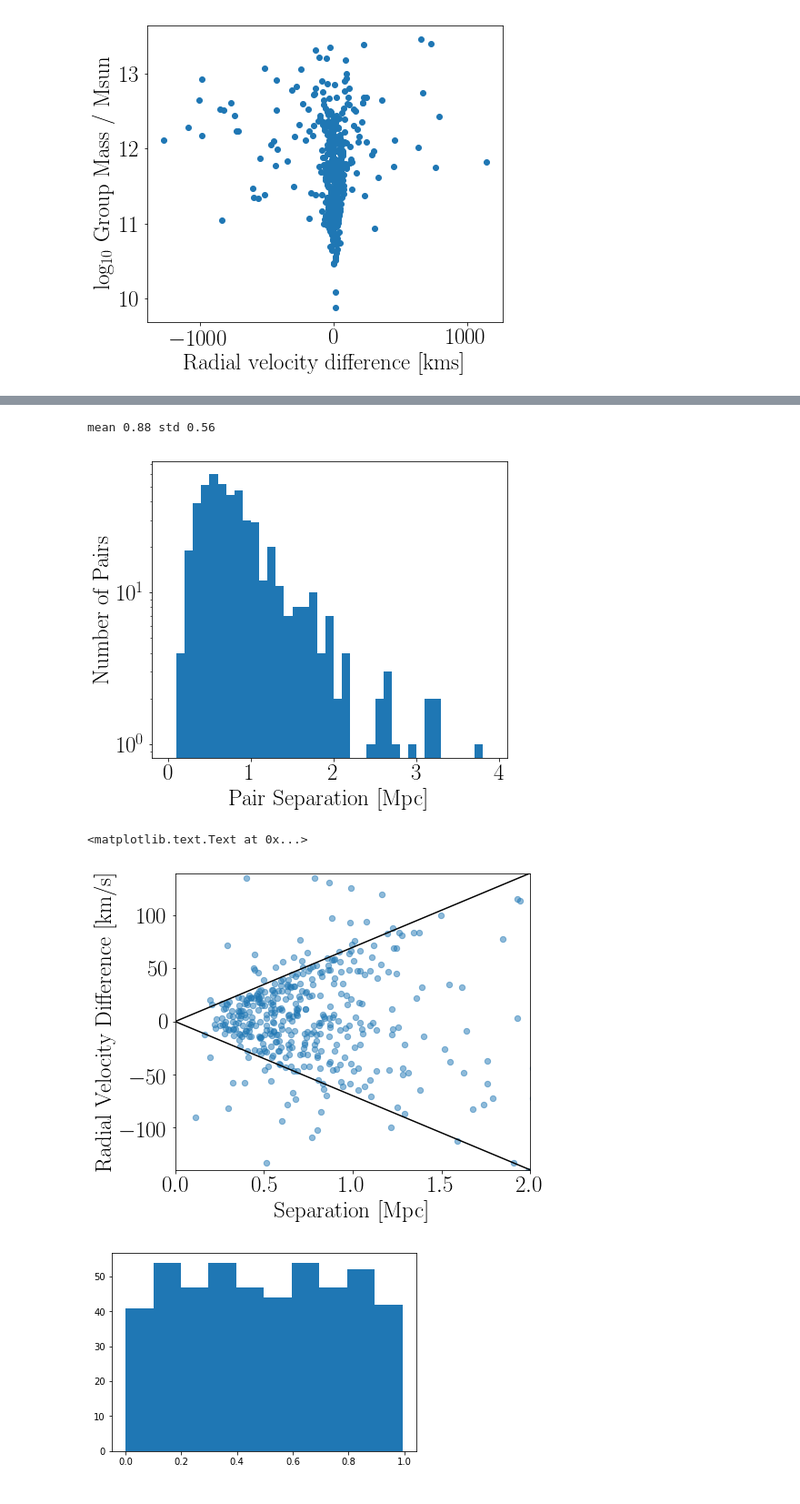
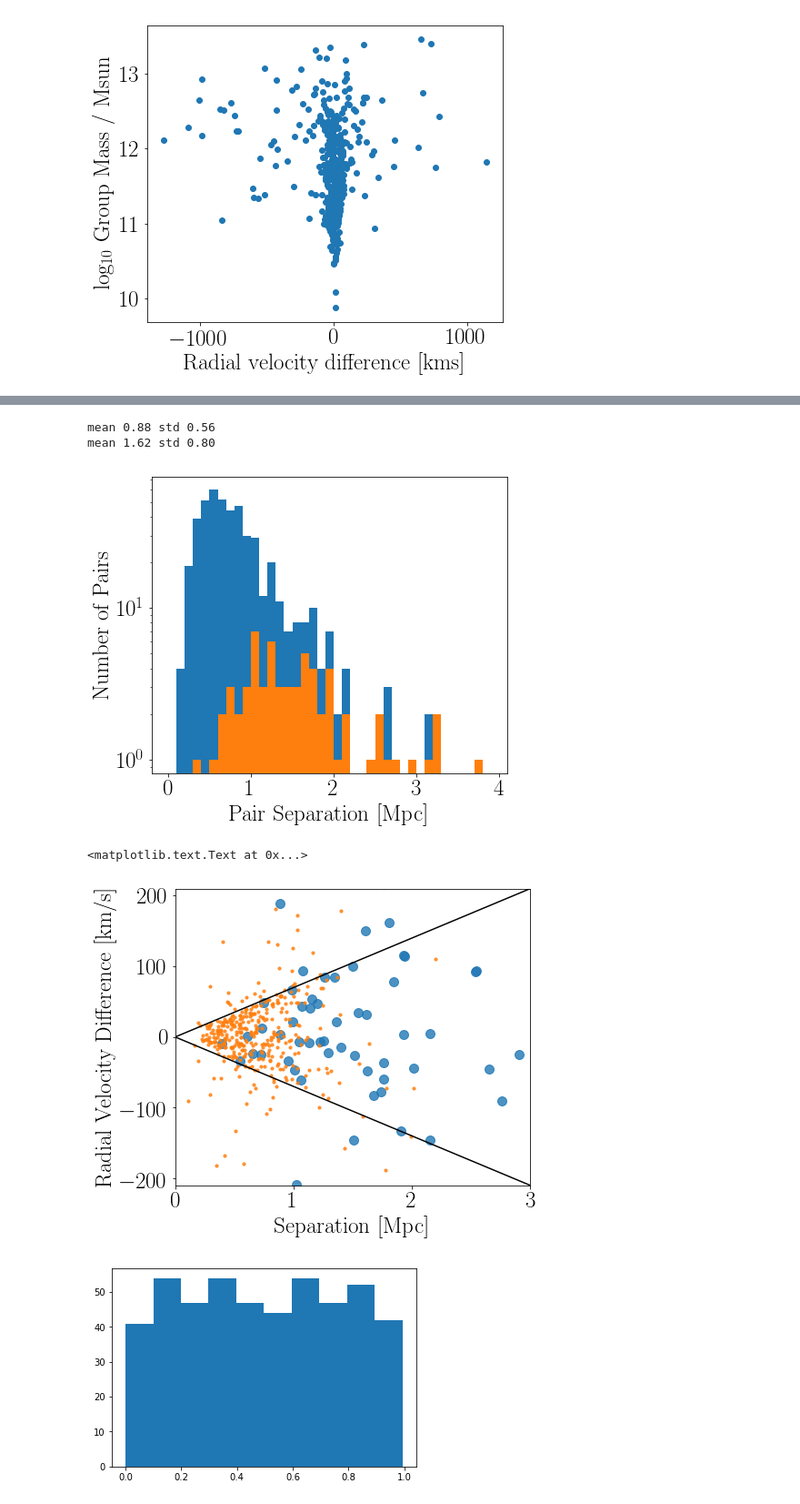
Before and after one commit to forero/GalaxyPairs, a Jupyter notebook: code/pairs_3500kms.ipynb, the cells around one changed output, grey strips where cells are left out. Shown at 91% size. Cells and saved outputs as stored; diff of their text form; code cells hidden in the pictures.

```diff
--- a/code/pairs_3500kms.ipynb
+++ b/code/pairs_3500kms.ipynb
@@ -139,28 +146,37 @@ distance = np.sqrt(distance)
 # %%
 fig = plt.figure(1, figsize=(7,6))
 
+ii = (group_M31['gMassL'].values>11.5) & (group_MW['gMassL'].values>11.5)
+
 a = plt.hist(distance, bins=np.arange(0,4,0.1), log=True)
+a = plt.hist(distance[ii], bins=np.arange(0,4,0.1), log=True)
 
 plt.xlabel('Pair Separation [Mpc]')
 plt.ylabel('Number of Pairs')
 print('mean {:.2f} std {:.2f}'.format(np.mean(distance), np.std(distance)))
+print('mean {:.2f} std {:.2f}'.format(np.mean(distance[ii]), np.std(distance[ii])))
 # %% [output]
 mean 0.88 std 0.56
+mean 1.62 std 0.80
-[figure, old version]
+[figure, new version]
 # %%
 fig = plt.figure(1, figsize=(7,6))
+ii = (group_M31['gMassL'].values>11.5) & (group_MW['gMassL'].values>11.5)
+plt.scatter(distance[ii], vel_diff[ii], alpha=0.8, s=100)
 
-plt.scatter(distance, vel_diff, alpha=0.5, s=40)
-x=np.linspace(0,2,30)
+
+plt.scatter(distance[~ii], vel_diff[~ii], alpha=0.8, s=10)
+
+x=np.linspace(0,4,30)
 plt.plot(x, x*70, color='black')
 plt.plot(x, -x*70, color='black')
-plt.ylim([-140,140])
-plt.xlim([0,2.0])
+plt.ylim([-210,210])
+plt.xlim([0,3.0])
 plt.xlabel('Separation [Mpc]')
 plt.ylabel('Radial Velocity Difference [km/s]')
 # %% [output]
 <matplotlib.text.Text at 0x...>
-[figure, old version]
+[figure, new version]
 # %%
 mu_z = np.abs(group_M31['SGZ'].values - group_MW['SGZ'].values)/distance
 a = plt.hist(mu_z)
```
Also changed, not shown: parts of 3 cells of this notebook.
